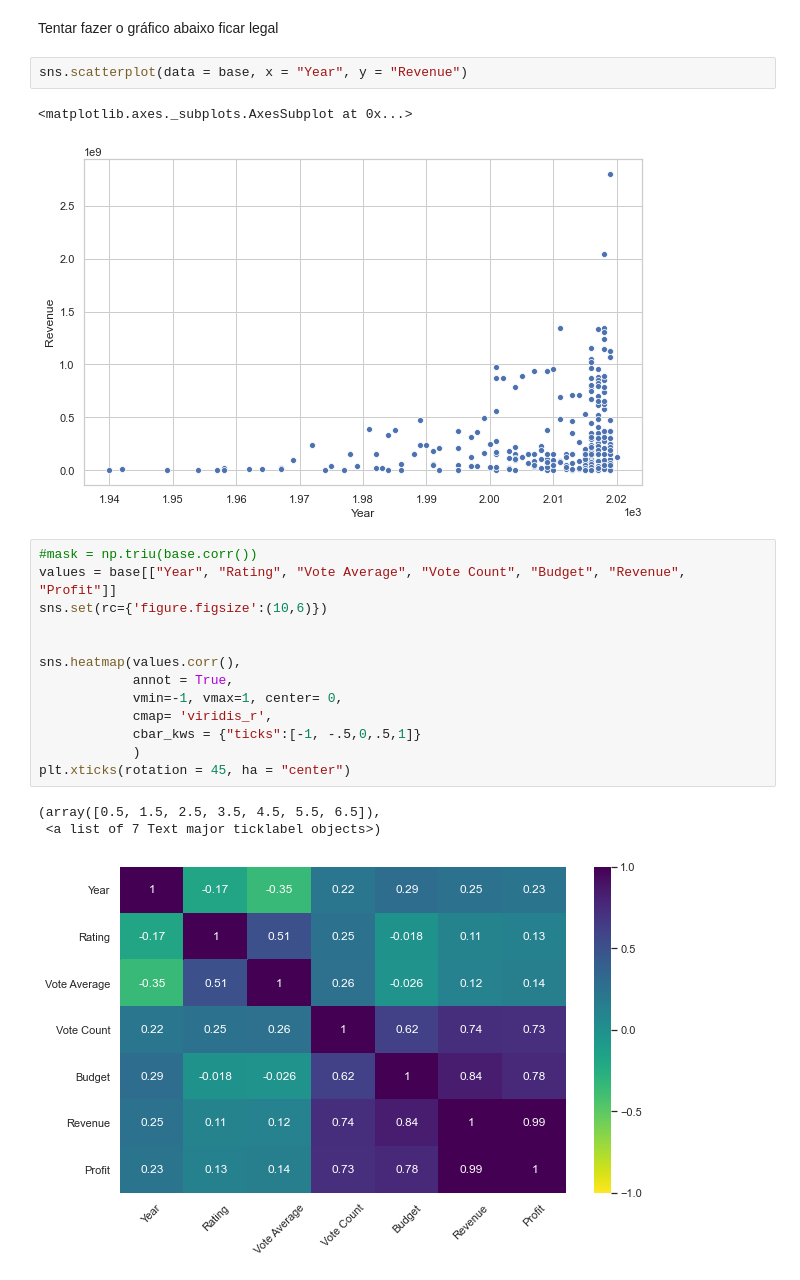
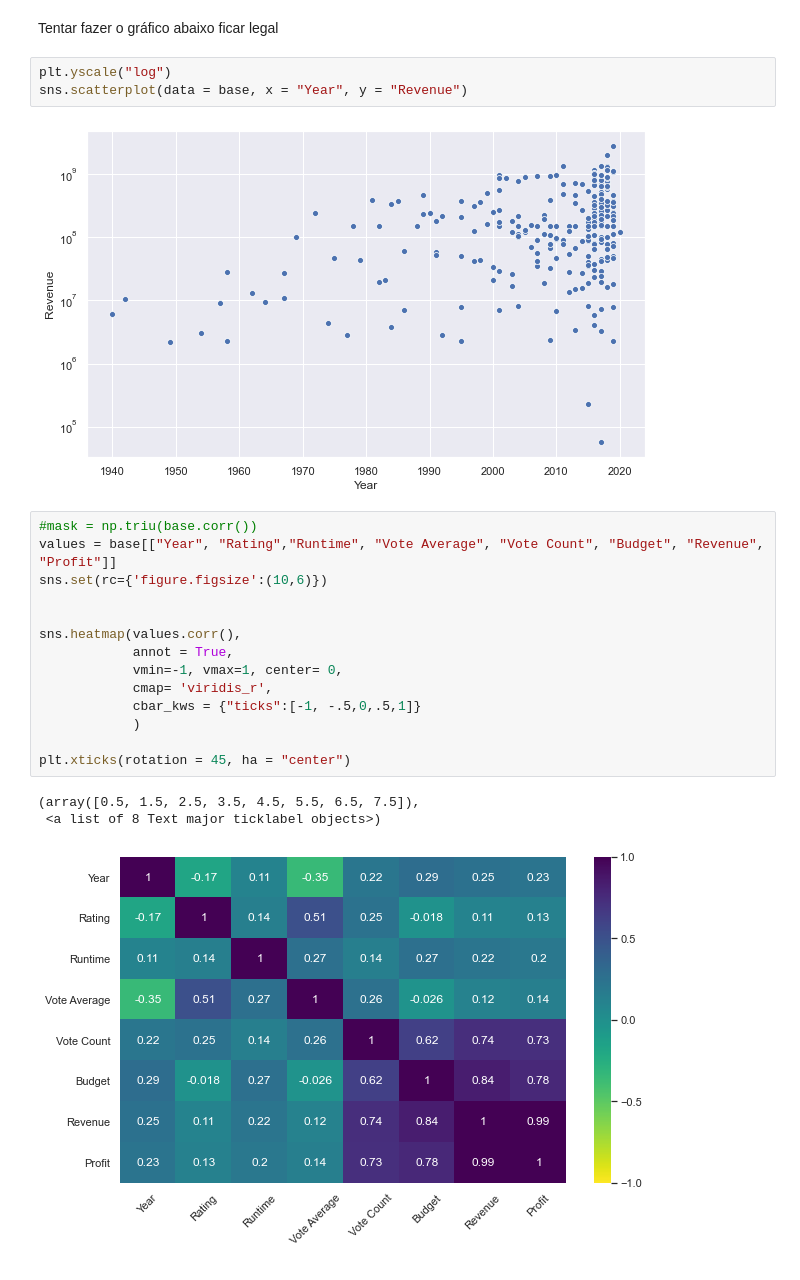
Before and after one commit to gabieller/MoviesDataBase, a Jupyter notebook: graph_analysis.ipynb, the cells around one changed output. Drawn from its saved outputs; the diff is of its cells as text.

```diff
--- a/graph_analysis.ipynb
+++ b/graph_analysis.ipynb
@@ -204,24 +354,25 @@ base.sort_values("Revenue",ascending = False).head(10)
 # %% [markdown]
  Tentar fazer o gráfico abaixo ficar legal
 # %%
+plt.yscale("log")
 sns.scatterplot(data = base, x = "Year", y = "Revenue")
 # %% [output]
-<matplotlib.axes._subplots.AxesSubplot at 0x...>
-[figure, old version]
+[figure, new version]
 # %%
 #mask = np.triu(base.corr())
-values = base[["Year", "Rating", "Vote Average", "Vote Count", "Budget", "Revenue", "Profit"]]
+values = base[["Year", "Rating","Runtime", "Vote Average", "Vote Count", "Budget", "Revenue", "Profit"]]
 sns.set(rc={'figure.figsize':(10,6)})
 
 
 sns.heatmap(values.corr(),
             annot = True,
             vmin=-1, vmax=1, center= 0,
             cmap= 'viridis_r',
             cbar_kws = {"ticks":[-1, -.5,0,.5,1]}
             )
+
 plt.xticks(rotation = 45, ha = "center")
 # %% [output]
-(array([0.5, 1.5, 2.5, 3.5, 4.5, 5.5, 6.5]),
- <a list of 7 Text major ticklabel objects>)
+(array([0.5, 1.5, 2.5, 3.5, 4.5, 5.5, 6.5, 7.5]),
+ <a list of 8 Text major ticklabel objects>)
-[figure, old version]
+[figure, new version]
```
Also changed, not shown: parts of 18 cells of this notebook, 5 other files.
